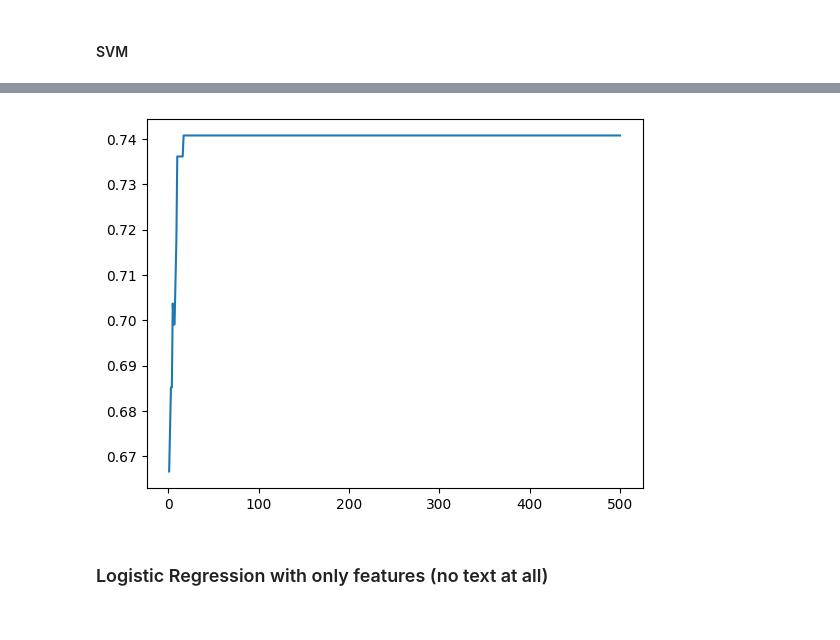
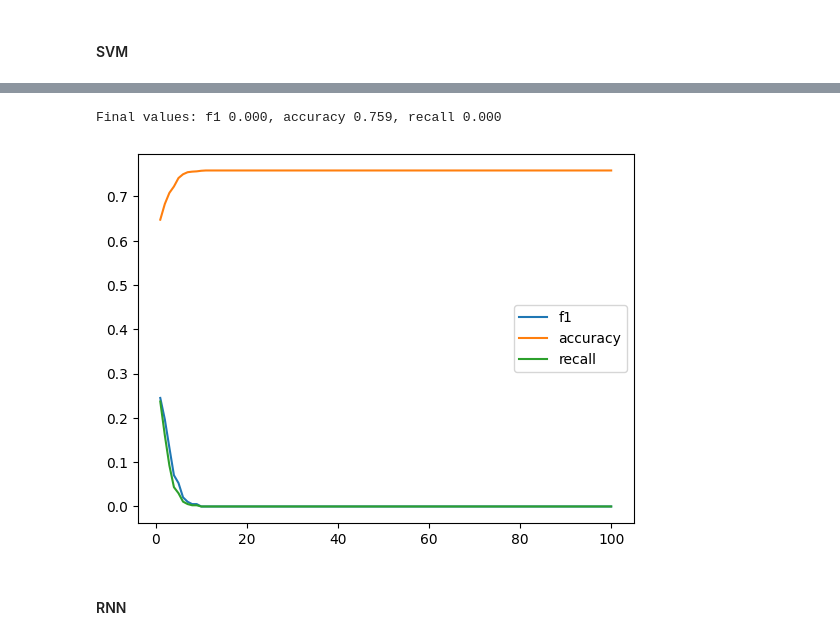
Before and after one commit to claireboyd/dirty_comments_and_clean_plates, a Jupyter notebook: models/model_framework.ipynb, the cells around one changed output, grey strips where cells are left out. Cells and saved outputs as stored; diff of their text form; code cells hidden in the pictures.

```diff
--- a/models/model_framework.ipynb
+++ b/models/model_framework.ipynb
@@ -192,7 +212,9 @@ def get_accuracy(val_dataloader, model, include_features=False):
 # %%
 def train_model(model, train_dataloader, val_dataloader, optimizer, loss_function, epochs, include_features=False):
  # Sets the module in training mode.
+    val_f1s=[]
     val_accuracies=[]
+    val_recalls=[]
 
     for n_epoch in range(epochs):
 
@@ -213,9 +235,11 @@ def train_model(model, train_dataloader, val_dataloader, optimizer, loss_functio
             loss.backward()
             optimizer.step()
 
-        accuracy = get_accuracy(val_dataloader, model, include_features)
+        f1, accuracy, recall = get_metrics(val_dataloader, model, include_features)
+        val_f1s.append(f1)
         val_accuracies.append(accuracy)
+        val_recalls.append(recall)
 
         if n_epoch % 100 == 0:
             print(f'At epoch {n_epoch}: loss = {loss:.3f}, and accuracy = {accuracy:.3f}')
-    return val_accuracies
+    return val_f1s, val_accuracies, val_recalls
@@ -225 +246,10 @@ def plot_accuracies(val_accuracies):
+# %%
+def plot_metrics(metrics):
+    f1s, accuracies, recalls = metrics
+    plt.plot(range(1, len(accuracies)+1), f1s, label='f1')
+    plt.plot(range(1, len(accuracies)+1), accuracies, label='accuracy')
+    plt.plot(range(1, len(accuracies)+1), recalls, label='recall')
+    plt.legend()
+
+    print(f"Final values: f1 {f1s[-1]:.3f}, accuracy {accuracies[-1]:.3f}, recall {recalls[-1]:.3f}")
 # %% [markdown]
@@ -297,9 +326,9 @@ plot_accuracies(log_regr_val_accuracies_with_features)
 # %% [markdown]
 #### SVM
 # %%
-class Binary_SVM(nn.Module):
+class SVM(nn.Module):
     def __init__(self, n_features):
-        super(Binary_SVM, self).__init__()
+        super(SVM, self).__init__()
         self.linear = nn.Linear(n_features, 2)
 
     def forward(self, x):
@@ -307,9 +336,9 @@ class Binary_SVM(nn.Module):
         return out
 # %%
 max_features=2000
-svm_model = Binary_SVM(max_features)
-epochs=500
-lr = 1e-04
+svm_model = SVM(max_features)
+epochs=100
+lr = 1e-05
 l1_reg = 0.01
 
 optimizer = torch.optim.SGD(svm_model.parameters(), lr=lr, weight_decay=l1_reg)
@@ -327,6 +350,5 @@ At epoch 400: loss = 0.331, and accuracy = 0.741
 # %%
-plot_accuracies(swm_val_accuracies)
+plot_metrics(swm_val_accuracies)
 # %% [output]
+Final values: f1 0.000, accuracy 0.759, recall 0.000
-[figure, old version]
+[figure, new version]
-# %% [markdown]
-### Logistic Regression with only features (no text at all)
@@ -342,0 +355,2 @@ class LogisticRegressionwithOnlyFeatures(torch.nn.Module):
+# %% [markdown]
+#### RNN
```
Also changed, not shown: parts of 34 cells of this notebook, 4 other files.
